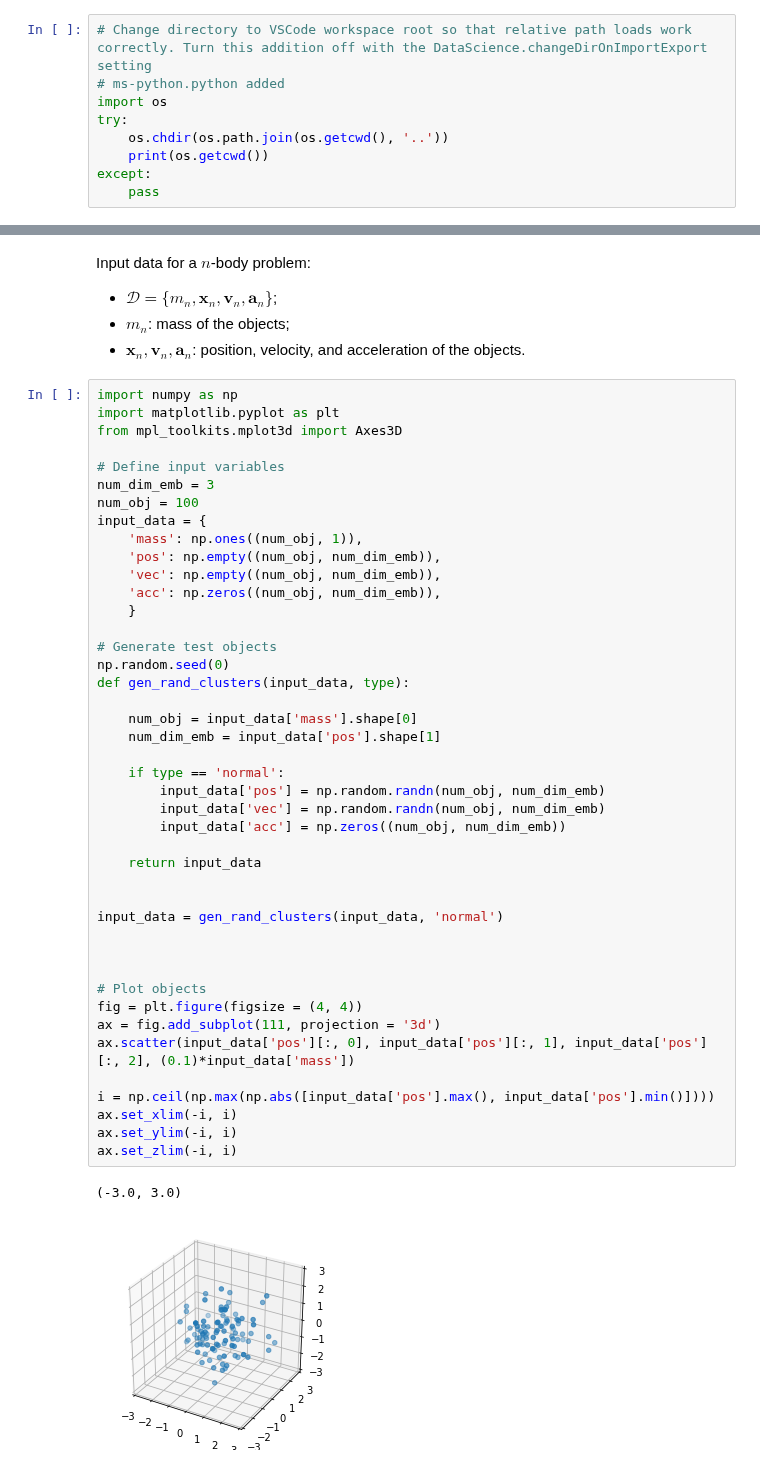
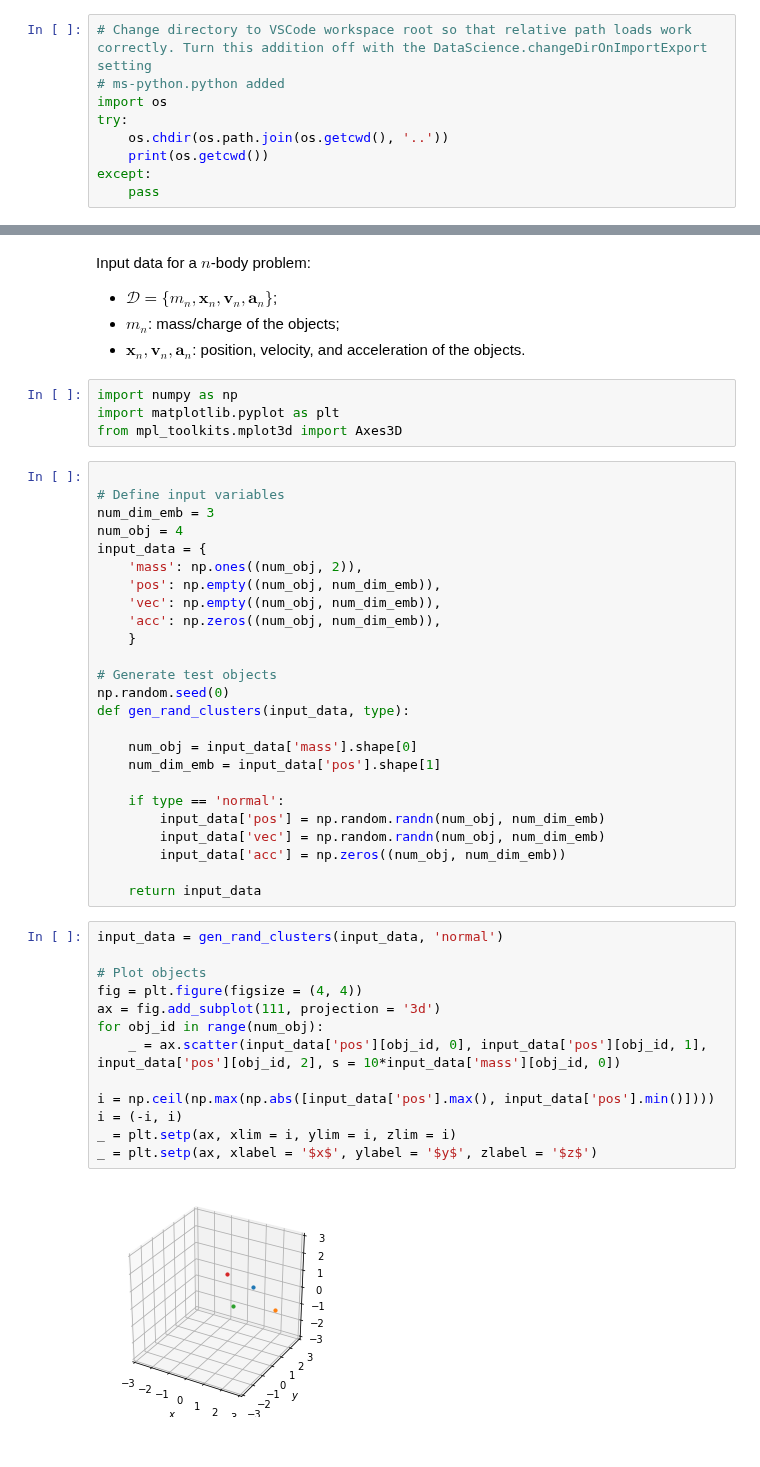
Before and after one commit to liunelson/learning-exercises, a Jupyter notebook: bh_tsne/bh_tsne_notes.ipynb, the cells around one changed output, grey strips where cells are left out. Drawn from its saved outputs; the diff is of its cells as text.

```diff
--- a/bh_tsne/bh_tsne_notes.ipynb
+++ b/bh_tsne/bh_tsne_notes.ipynb
@@ -83,18 +86,19 @@ except:
 # %% [markdown]
  Input data for a $n$-body problem:
  - $\mathcal{D} = \{m_n, \boldsymbol{x}_n, \boldsymbol{v}_n, \boldsymbol{a}_n\}$;
- - $m_n$: mass of the objects;
+ - $m_n$: mass/charge of the objects;
  - $\boldsymbol{x}_n, \boldsymbol{v}_n, \boldsymbol{a}_n$: position, velocity, and acceleration of the objects.
+# %%
+import numpy as np
+import matplotlib.pyplot as plt
+from mpl_toolkits.mplot3d import Axes3D
 # %%
-import numpy as np
-import matplotlib.pyplot as plt
-from mpl_toolkits.mplot3d import Axes3D
 
 # Define input variables
 num_dim_emb = 3
-num_obj = 100
+num_obj = 4
 input_data = {
-    'mass': np.ones((num_obj, 1)),
+    'mass': np.ones((num_obj, 2)),
     'pos': np.empty((num_obj, num_dim_emb)),
     'vec': np.empty((num_obj, num_dim_emb)),
     'acc': np.zeros((num_obj, num_dim_emb)),
@@ -113,21 +117,18 @@ def gen_rand_clusters(input_data, type):
         input_data['acc'] = np.zeros((num_obj, num_dim_emb))
 
     return input_data
-
-
-input_data = gen_rand_clusters(input_data, 'normal')
-
-
-
-# Plot objects
-fig = plt.figure(figsize = (4, 4))
-ax = fig.add_subplot(111, projection = '3d')
-ax.scatter(input_data['pos'][:, 0], input_data['pos'][:, 1], input_data['pos'][:, 2], (0.1)*input_data['mass'])
-
-i = np.ceil(np.max(np.abs([input_data['pos'].max(), input_data['pos'].min()])))
-ax.set_xlim(-i, i)
-ax.set_ylim(-i, i)
-ax.set_zlim(-i, i)
-# %% [output]
-(-3.0, 3.0)
-[figure, removed]
+# %%
+input_data = gen_rand_clusters(input_data, 'normal')
+
+# Plot objects
+fig = plt.figure(figsize = (4, 4))
+ax = fig.add_subplot(111, projection = '3d')
+for obj_id in range(num_obj):
+    _ = ax.scatter(input_data['pos'][obj_id, 0], input_data['pos'][obj_id, 1], input_data['pos'][obj_id, 2], s = 10*input_data['mass'][obj_id, 0])
+
+i = np.ceil(np.max(np.abs([input_data['pos'].max(), input_data['pos'].min()])))
+i = (-i, i)
+_ = plt.setp(ax, xlim = i, ylim = i, zlim = i)
+_ = plt.setp(ax, xlabel = '$x$', ylabel = '$y$', zlabel = '$z$')
+# %% [output]
+[figure, added]
```
Also changed, not shown: parts of 9 cells of this notebook, 1 other file.
